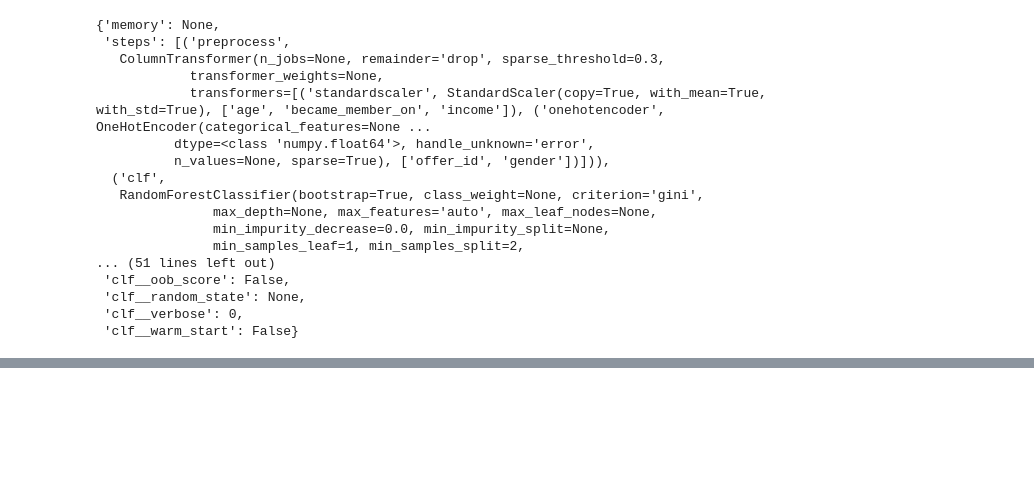
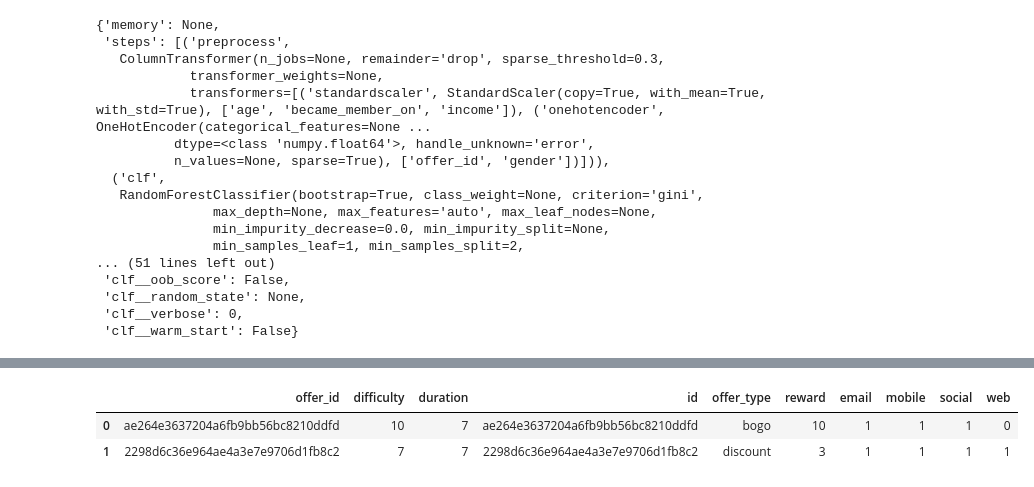
Before and after one commit to dfv-ms/udacity_nd025_term2_project_4-capstone, a Jupyter notebook: Starbucks_Capstone_notebook.ipynb, the cells around one changed output, grey strips where cells are left out. Drawn from its saved outputs; the diff is of its cells as text; code cells hidden in the pictures; blank space fills up the shorter version.

Commit message:
Using Model for Prediction of arbitrary users

```diff
--- a/Starbucks_Capstone_notebook.ipynb
+++ b/Starbucks_Capstone_notebook.ipynb
@@ -904,0 +992,2 @@ print(accuracy_score(y_test, y_pred))
+# %%
+model_regular = fit_model(data_regular, True)
@@ -904,0 +1055,46 @@ print(accuracy_score(y_test, y_pred))
+# %%
+def prepare_for_prediction(age, became_member_on, gender, income):
+    """
+    Prepare data for prediction by taking personal data and combining it with all offer_ids
+    """
+    data = pd.DataFrame()
+    data['offer_id'] = portfolio_df['id']
+    data['age'] = float(age)
+    data['became_member_on'] = pd.to_datetime(became_member_on)
+    data['gender'] = gender
+    data['income'] = income
+
+    data['became_member_on'] = data['became_member_on'].astype(int).astype(float)
+
+    return data
+
+def predict_for_new_user(age, became_member_on, gender, income, model=model_regular):
+    '''
+    Predict for an arbitrary user which offer should be made
+
+    Parameters:
+    -----------
+    age
+    became_member_on (string yyyy-mm-dd)
+    gender (M/F/O)
+    income
+
+    model
+
+    Result:
+    -------
+    DataFrame with suggested offers
+    '''
+
+    new_user = prepare_for_prediction(age, became_member_on, gender, income)
+    prediction_user = new_user
+    prediction_user['prediction'] = model.predict(new_user)
+    prediction = pd.merge(prediction_user[prediction_user['prediction'] == 1][['offer_id']], portfolio_df, left_on='offer_id', right_on='id')
+
+    return prediction
+# %%
+predict_for_new_user(22, "2019-01-09", "M", 45000.0)
+# %% [output]
+|  | offer_id | difficulty | duration | id | offer_type | reward | email | mobile | social | web |
+| 0 | ae264e3637204a6fb9bb56bc8210ddfd | 10 | 7 | ae264e3637204a6fb9bb56bc8210ddfd | bogo | 10 | 1 | 1 | 1 | 0 |
+| 1 | 2298d6c36e964ae4a3e7e9706d1fb8c2 | 7 | 7 | 2298d6c36e964ae4a3e7e9706d1fb8c2 | discount | 3 | 1 | 1 | 1 | 1 |
```
Also changed, not shown: parts of 18 cells of this notebook.
